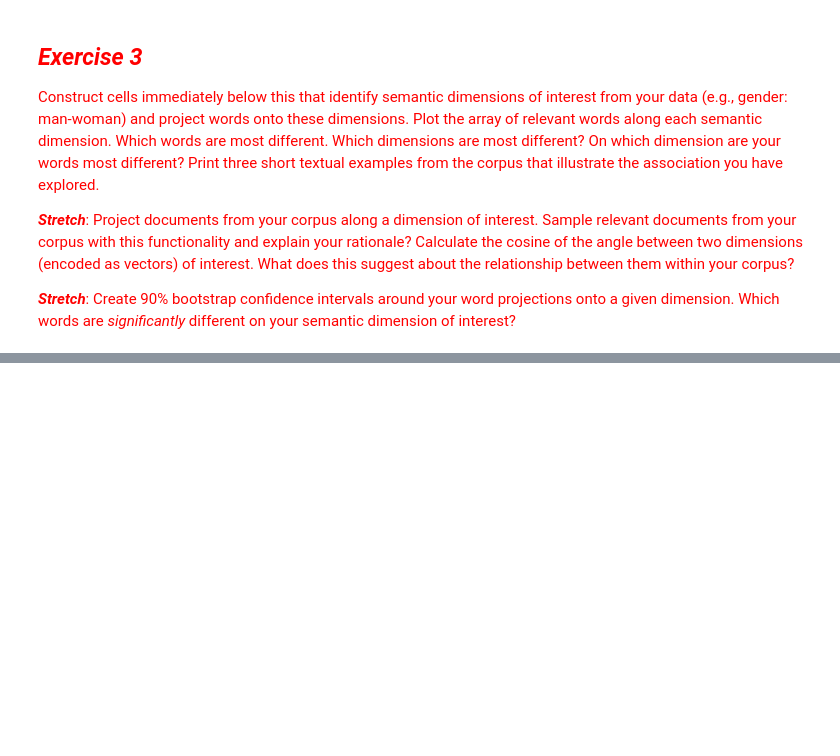
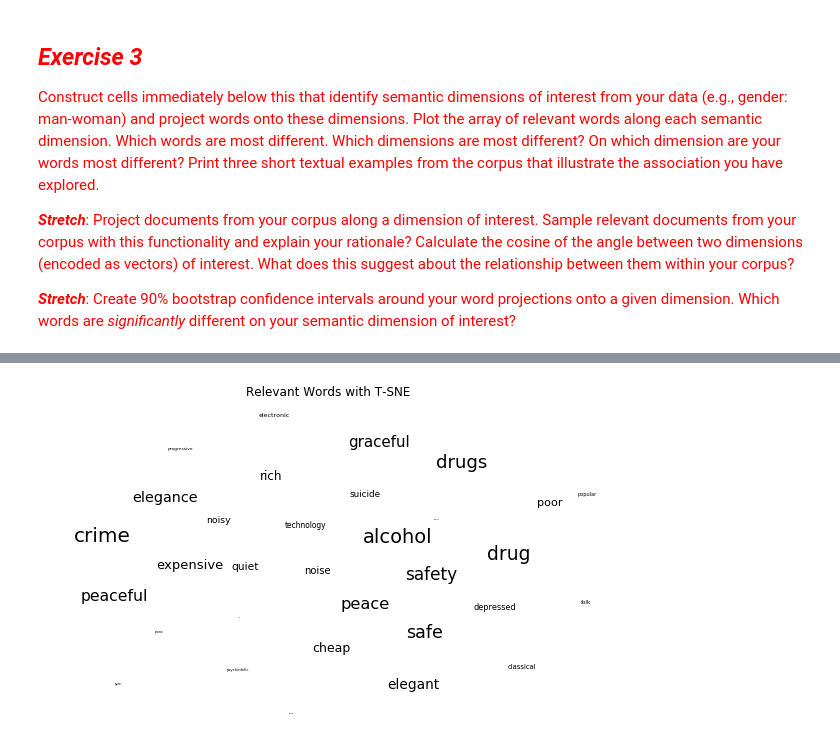
Before and after one commit to xywu-soc/content-analysis-2018, a Jupyter notebook: 4-Word-Embedding/4-Word-Embedding.ipynb, the cells around one changed output, grey strips where cells are left out. Saved outputs shown, nothing was run; the diff lists cells and outputs as text; code cells hidden in the pictures; blank space fills up the shorter version.

```diff
--- a/4-Word-Embedding/4-Word-Embedding.ipynb
+++ b/4-Word-Embedding/4-Word-Embedding.ipynb
@@ -1298,12 +1300,14 @@ plt.show()
 # %%
 # Plot for T-SNE
 fig = plt.figure(figsize = (10,6))
 ax = fig.add_subplot(111)
 ax.set_frame_on(False)
 plt.scatter(music_tsneWords[:, 0], music_tsneWords[:, 1], alpha = 0) #Making the points invisible
 for i, word in enumerate(music_tnytTargetWords):
     ax.annotate(word, (music_tsneWords[:, 0][i],music_tsneWords[:, 1][i]), size =  20 * (len(music_tnytTargetWords) - i) / len(music_tnytTargetWords))
 plt.xticks(())
 plt.yticks(())
-plt.title('Relevant Words with T-SNE')
+plt.title('Figure: Relevant Words with T-SNE')
 plt.show()
+# %% [output]
+[figure, added]
```
Also changed, not shown: parts of 3 cells of this notebook.
